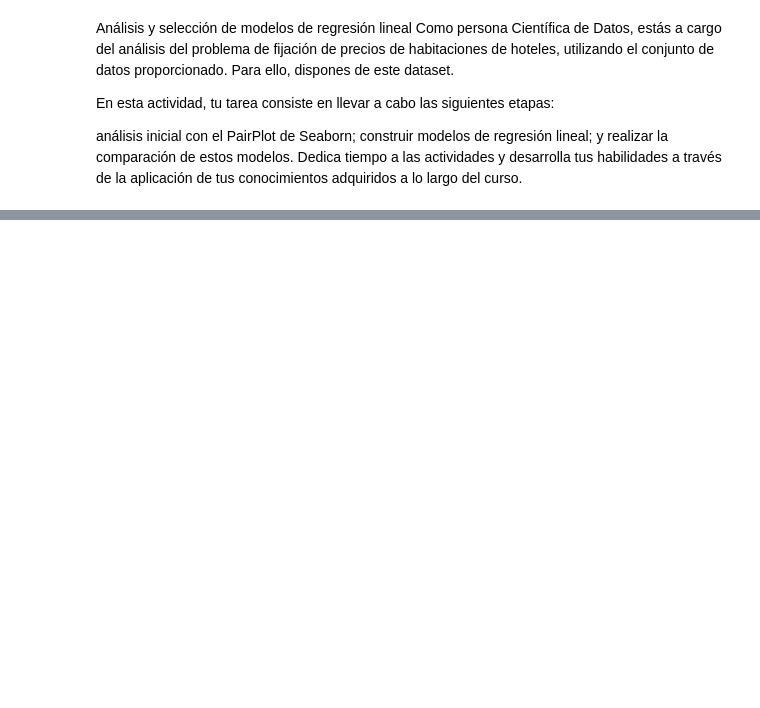
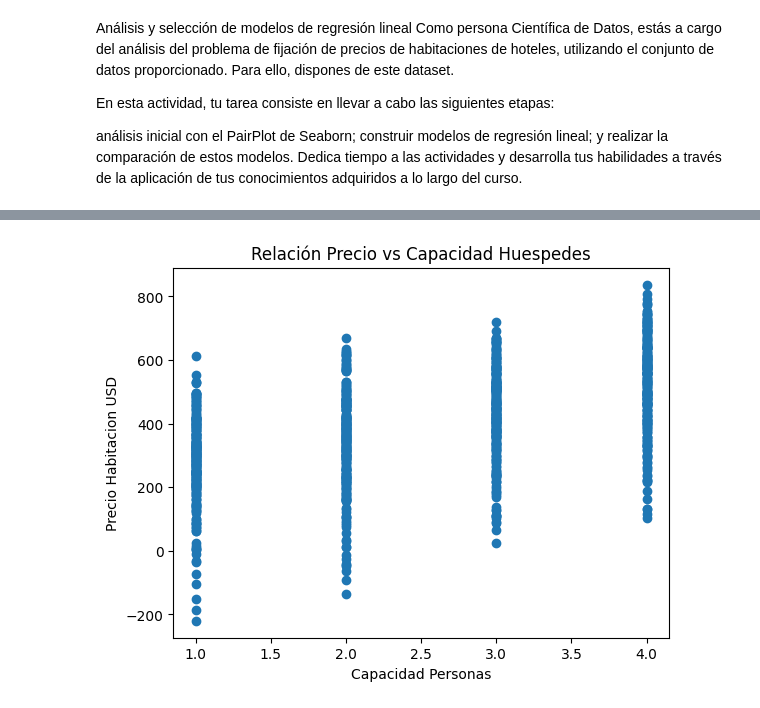
Before and after one commit to wimero72/Regression_Lineal-Aula1, a Jupyter notebook: Analisis_Precios_Habitaciones_Hotel.ipynb, the cells around one changed output, grey strips where cells are left out. Cells and saved outputs as stored; diff of their text form; code cells hidden in the pictures; blank space fills up the shorter version.

```diff
--- a/Analisis_Precios_Habitaciones_Hotel.ipynb
+++ b/Analisis_Precios_Habitaciones_Hotel.ipynb
@@ -19,0 +78,9 @@ datos.head(5)
+# %%
+# Cómo se relacionan el área construída y el precio del inmueble?
+plt.scatter(datos['Capacidade'], datos['Preco'])
+plt.title('Relación Precio vs Capacidad Huespedes')
+plt.xlabel('Capacidad Personas')
+plt.ylabel('Precio Habitacion USD')
+plt.show()
+# %% [output]
+[figure, added]
```
Also changed, not shown: parts of 35 cells of this notebook.
